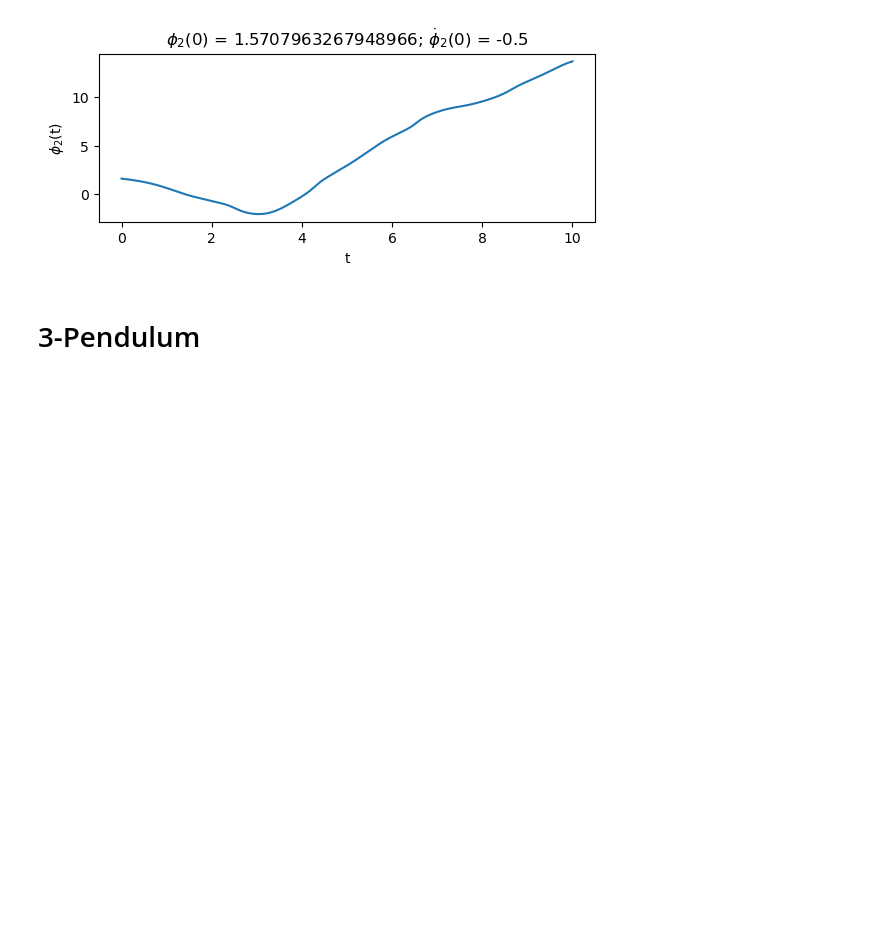
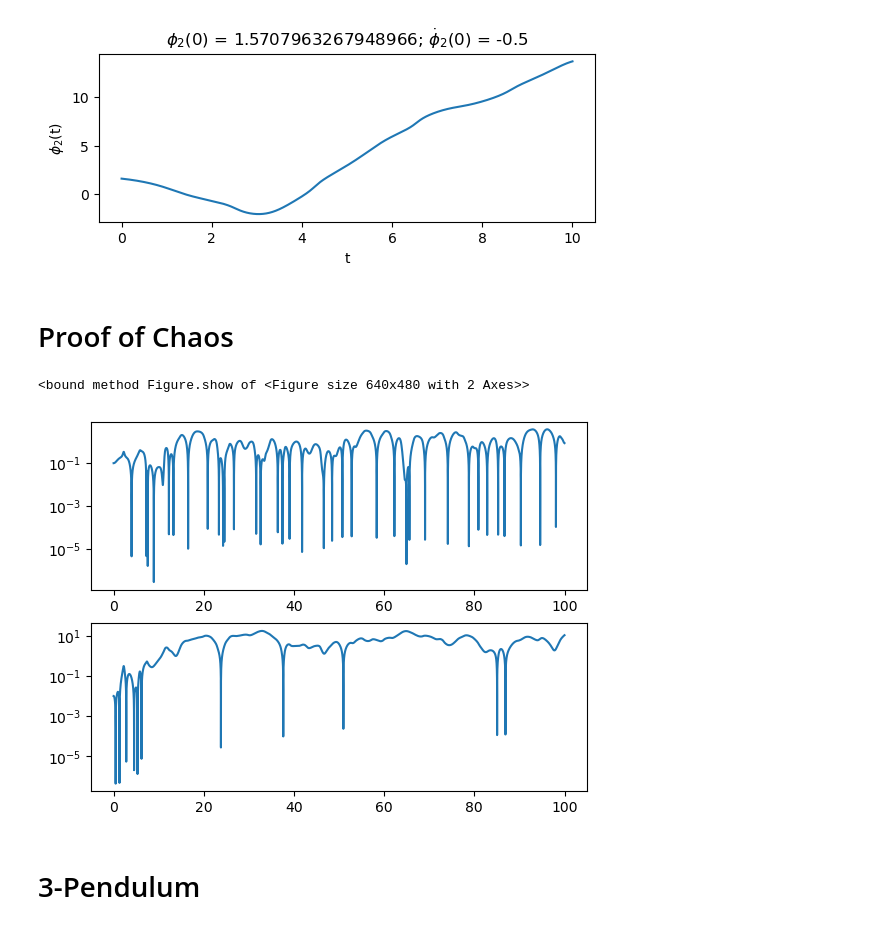
Before and after one commit to chamberlain-a11/5300_final, a Jupyter notebook: nPendulum.ipynb, the cells around one changed output. Cells and saved outputs as stored; diff of their text form; code cells hidden in the pictures; blank space fills up the shorter version.

```diff
--- a/nPendulum.ipynb
+++ b/nPendulum.ipynb
@@ -219,6 +219,44 @@ Pendulum Parameters:
             lengths: [1, 1]
 [figure]
 [figure]
+# %% [markdown]
+# Proof of Chaos
+# %%
+# Set the time interval
+t_start = 0.
+t_end = 100.
+delta_t = 0.0001
+
+t_pts = np.arange(t_start, t_end+delta_t, delta_t)
+
+# Initial conditions specified
+phi_0 = np.array([3*np.pi/4,-np.pi/6])
+phi_dot_0 = np.array([0.0,0.0])
+
+# Perturbed Initial Conditions (let phi_dot be the same)
+prtb_phi_0 = phi_0 + np.array([0.1,-0.01])
+prtb_phi_dot_0 = phi_dot_0 + np.array([0.001, -0.001])
+
+# retrieve Time histories
+phi, phi_dot = p2.solve_ode(t_pts, phi_0,phi_dot_0)
+prtb_phi, prtb_phi_dot = p2.solve_ode(t_pts, prtb_phi_0, prtb_phi_dot_0)
+
+
+delta_phi_1 = np.fabs(prtb_phi[0] - phi[0])
+delta_phi_2 = np.abs(prtb_phi[1] - phi[1])
+
+
+fig = plt.figure()
+ax1 = fig.add_subplot(2,1,1)
+ax1.semilogy(t_pts, delta_phi_1)
+
+ax2 = fig.add_subplot(2,1,2)
+ax2.semilogy(t_pts, delta_phi_2)
+
+fig.show
+# %% [output]
+<bound method Figure.show of <Figure size 640x480 with 2 Axes>>
+[figure, added]
 # %% [markdown]
 # 3-Pendulum
 # %%
```
Also changed, not shown: parts of 3 cells of this notebook, 1 other file.
